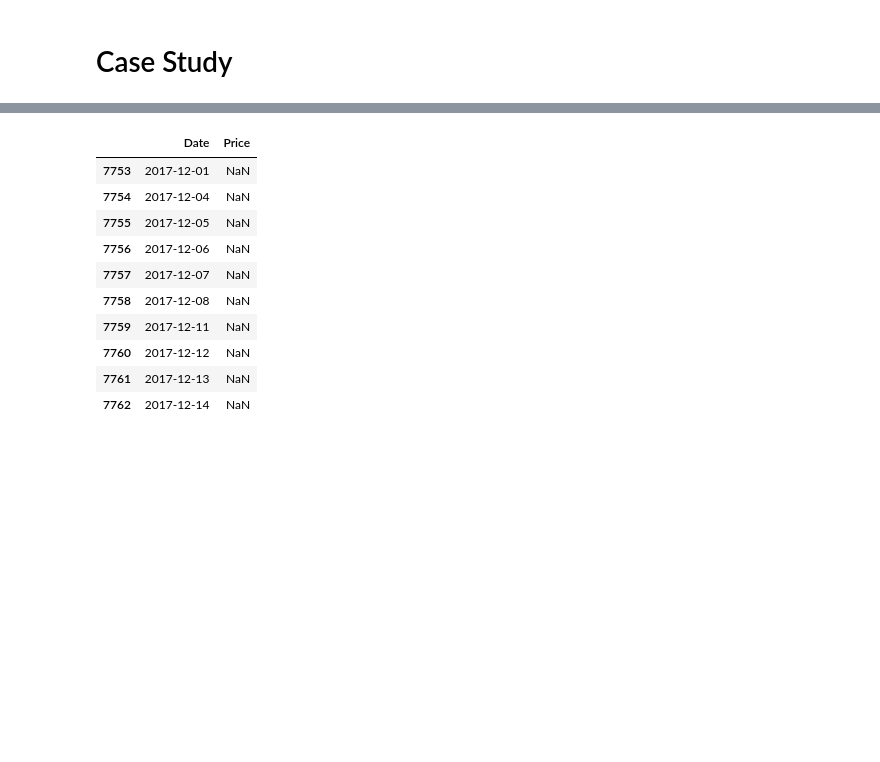
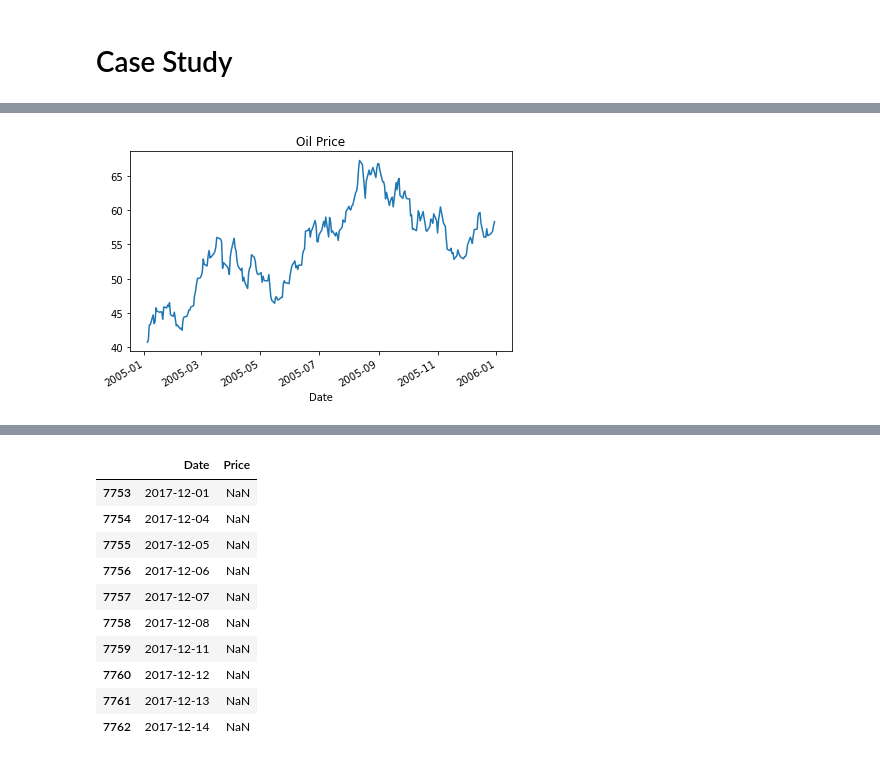
Before and after one commit to ievazzade/ML_Projects, a Jupyter notebook: IFF_DS_CaseStudy/IFF Data Science Case Study/IFF_DS_CaseStudy.ipynb, the cells around one changed output, grey strips where cells are left out. Drawn from its saved outputs; the diff is of its cells as text; code cells hidden in the pictures; blank space fills up the shorter version.

```diff
--- a/IFF_DS_CaseStudy/IFF Data Science Case Study/IFF_DS_CaseStudy.ipynb
+++ b/IFF_DS_CaseStudy/IFF Data Science Case Study/IFF_DS_CaseStudy.ipynb
@@ -30,0 +67,6 @@ ingredient['Price'] = [float(str(i).replace(",", ".")) for i in ingredient['Pric
+# %%
+oil['2005':'2005'].Price.plot(title='Oil Price')
+plt.tight_layout()
+plt.show()
+# %% [output]
+[figure, added]
```
Also changed, not shown: parts of 31 cells of this notebook.
